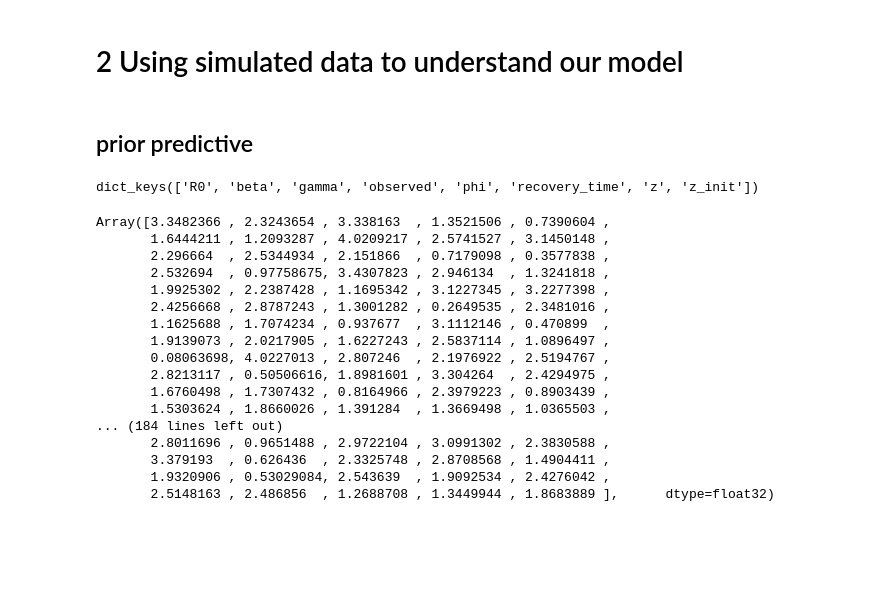
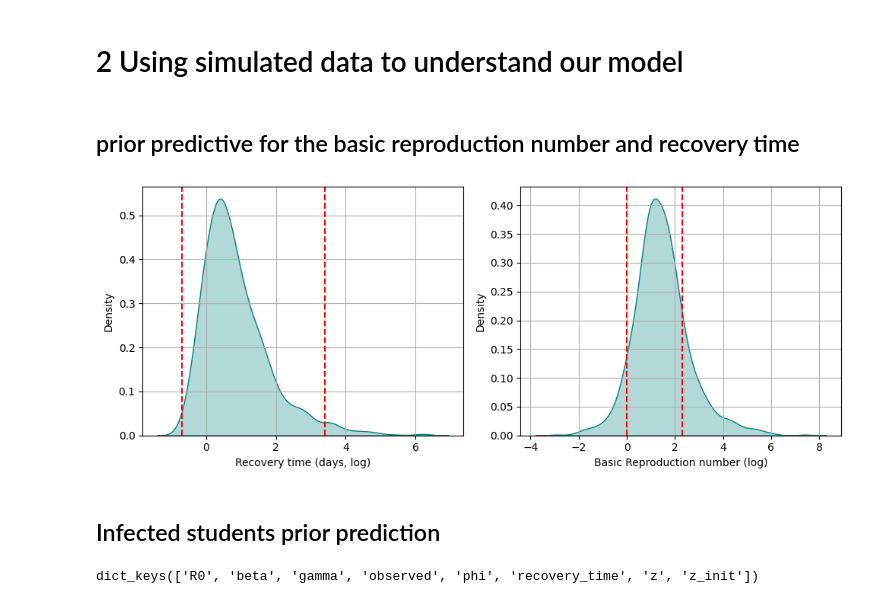
Before and after one commit to koomited/bayesian-epidemiology-project, a Jupyter notebook: project.ipynb, the cells around one changed output. Cells and saved outputs as stored; diff of their text form; code cells hidden in the pictures; blank space fills up the shorter version.

Commit message:
[ADD] model diagnostic and prior checking

```diff
--- a/project.ipynb
+++ b/project.ipynb
@@ -199,2 +197,4 @@ plt.show()
 # %% [markdown]
 # 2 Using simulated data to understand our model
+# %% [markdown]
+## prior predictive for the basic reproduction number and recovery time
@@ -201,2 +205,24 @@ plt.show()
+# %%
+recovery_time = prior_predictions['recovery_time']
+reproduction_number = prior_predictions['R0']
+plt.figure(figsize=(10, 4))
+plt.subplot(1, 2, 1)
+sns.kdeplot(jnp.log(recovery_time), alpha=0.3, color='teal', fill = True)
+plt.axvline(jnp.log(0.5), color="red", linestyle="--")
+plt.axvline(jnp.log(30), color="red", linestyle="--")
+plt.xlabel("Recovery time (days, log)")
+
+plt.grid(0.3)
+
+plt.subplot(1, 2, 2)
+sns.kdeplot(jnp.log(reproduction_number), alpha=0.3, color='teal', fill = True)
+plt.xlabel('Basic Reproduction number (log)')
+plt.axvline(jnp.log(1), color="red", linestyle="--")
+plt.axvline(jnp.log(10), color="red", linestyle="--")
+plt.grid(0.3)
+plt.tight_layout()
+plt.show()
+# %% [output]
+[figure, added]
 # %% [markdown]
-## prior predictive
+## Infected students prior prediction
@@ -209,23 +230,3 @@ prior_predictions = prior_predictive(rng_key, observed_data=observed_data, pop_s
 prior_predictions.keys()
 # %% [output]
 dict_keys(['R0', 'beta', 'gamma', 'observed', 'phi', 'recovery_time', 'z', 'z_init'])
-# %%
-prior_predictions["beta"]
-# %% [output]
-Array([3.3482366 , 2.3243654 , 3.338163  , 1.3521506 , 0.7390604 ,
-       1.6444211 , 1.2093287 , 4.0209217 , 2.5741527 , 3.1450148 ,
-       2.296664  , 2.5344934 , 2.151866  , 0.7179098 , 0.3577838 ,
-       2.532694  , 0.97758675, 3.4307823 , 2.946134  , 1.3241818 ,
-       1.9925302 , 2.2387428 , 1.1695342 , 3.1227345 , 3.2277398 ,
-       2.4256668 , 2.8787243 , 1.3001282 , 0.2649535 , 2.3481016 ,
-       1.1625688 , 1.7074234 , 0.937677  , 3.1112146 , 0.470899  ,
-       1.9139073 , 2.0217905 , 1.6227243 , 2.5837114 , 1.0896497 ,
-       0.08063698, 4.0227013 , 2.807246  , 2.1976922 , 2.5194767 ,
-       2.8213117 , 0.50506616, 1.8981601 , 3.304264  , 2.4294975 ,
-       1.6760498 , 1.7307432 , 0.8164966 , 2.3979223 , 0.8903439 ,
-       1.5303624 , 1.8660026 , 1.391284  , 1.3669498 , 1.0365503 ,
-... (184 lines left out)
-       2.8011696 , 0.9651488 , 2.9722104 , 3.0991302 , 2.3830588 ,
-       3.379193  , 0.626436  , 2.3325748 , 2.8708568 , 1.4904411 ,
-       1.9320906 , 0.53029084, 2.543639  , 1.9092534 , 2.4276042 ,
-       2.5148163 , 2.486856  , 1.2688708 , 1.3449944 , 1.8683889 ],      dtype=float32)
```
Also changed, not shown: parts of 15 cells of this notebook.
